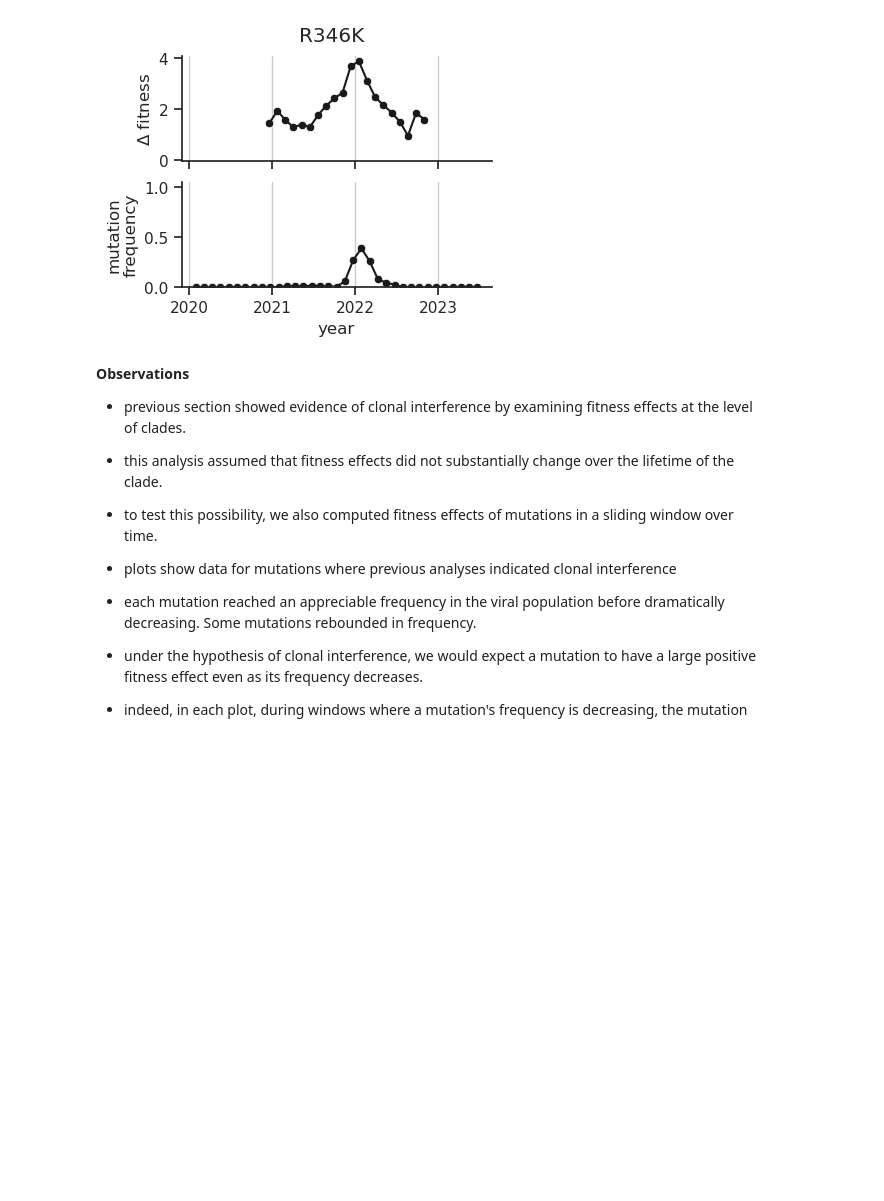
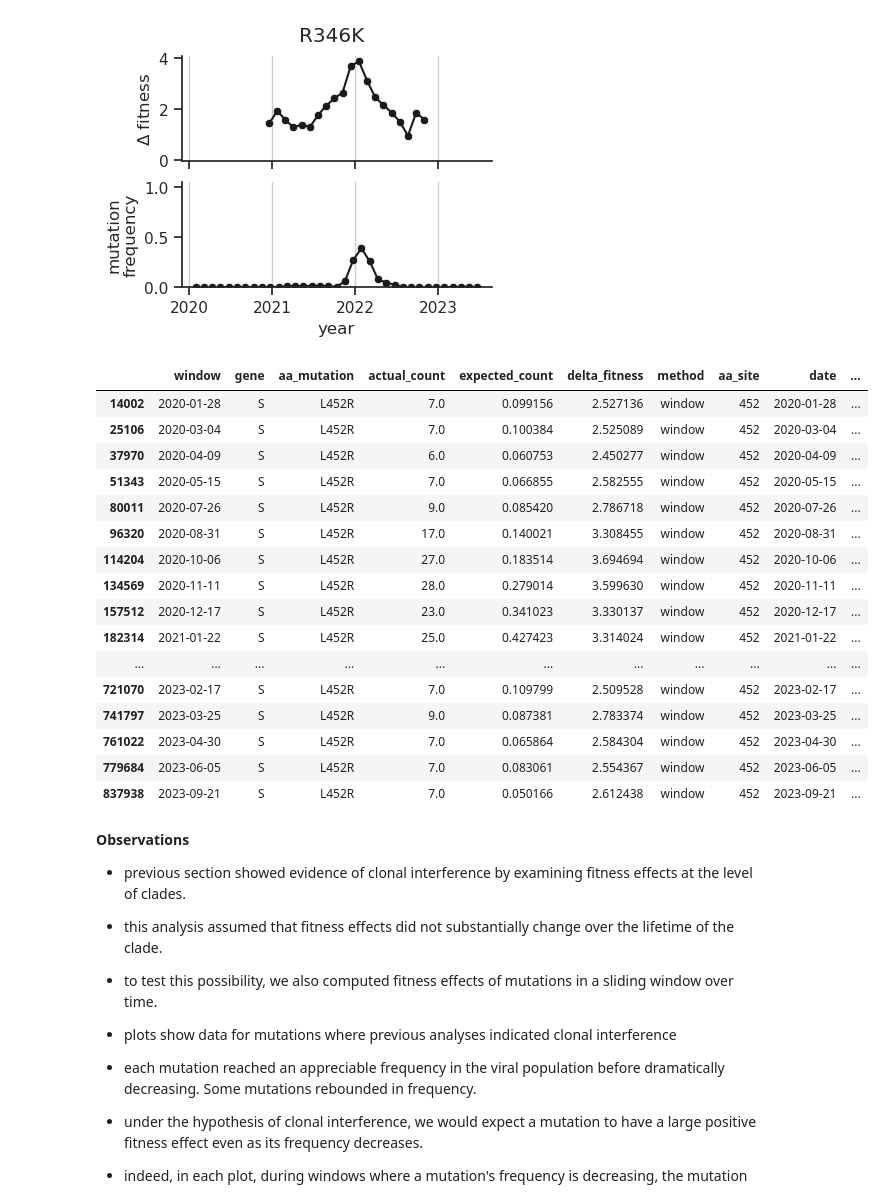
Before and after one commit to matsengrp/ncov-ab-escape, a Jupyter notebook: notebooks/analyze_escape_scores.ipynb, the cells around one changed output. Cells and saved outputs as stored; diff of their text form; code cells hidden in the pictures; blank space fills up the shorter version.

Commit message:
Add sliding-window fitness effects

```diff
--- a/notebooks/analyze_escape_scores.ipynb
+++ b/notebooks/analyze_escape_scores.ipynb
@@ -2149,11 +2146,13 @@ TODO:
 # %%
-window_df = pd.read_csv('../../../2025/s2trajectory/results_gisaidAndPublic.2024-04-24/windows/size_73/step_36/actual_expected_counts.context_True.csv')
+# window_df = pd.read_csv('../../../2025/s2trajectory/results_gisaidAndPublic.2024-04-24/windows/size_73/step_36/actual_expected_counts.context_True.csv')
+window_df = pd.read_csv('../results/sliding_window_mut_fitness/actual_expected_counts.context_True.csv')
 window_df = window_df[window_df['ID'].str.startswith('S-')]
 window_df['gene'] = window_df['ID'].apply(lambda x: x.split('-')[0])
 window_df['aa_mutation'] = window_df['ID'].apply(lambda x: x.split('-')[1])
 window_df = window_df.groupby(['window', 'gene', 'aa_mutation'])[['actual_count', 'expected_count']].sum().reset_index()
+pseudo_count = 0.5
 window_df['delta_fitness'] = window_df.apply(
-    lambda row: np.log((row['actual_count']+0.5)/(row['expected_count']+0.5)),
+    lambda row: np.log((row['actual_count']+pseudo_count)/(row['expected_count']+pseudo_count)),
     axis=1
 )
 window_df['method'] = 'window'
@@ -2219,6 +2218,26 @@ for mut in muts:
 [figure]
 [figure]
 [figure]
+# %%
+window_df[window_df['aa_mutation'] == 'L452R']
+# %% [output]
+|  | window | gene | aa_mutation | actual_count | expected_count | delta_fitness | method | aa_site | date | ... |
+| 14002 | 2020-01-28 | S | L452R | 7.0 | 0.099156 | 2.527136 | window | 452 | 2020-01-28 | ... |
+| 25106 | 2020-03-04 | S | L452R | 7.0 | 0.100384 | 2.525089 | window | 452 | 2020-03-04 | ... |
+| 37970 | 2020-04-09 | S | L452R | 6.0 | 0.060753 | 2.450277 | window | 452 | 2020-04-09 | ... |
+| 51343 | 2020-05-15 | S | L452R | 7.0 | 0.066855 | 2.582555 | window | 452 | 2020-05-15 | ... |
+| 80011 | 2020-07-26 | S | L452R | 9.0 | 0.085420 | 2.786718 | window | 452 | 2020-07-26 | ... |
+| 96320 | 2020-08-31 | S | L452R | 17.0 | 0.140021 | 3.308455 | window | 452 | 2020-08-31 | ... |
+| 114204 | 2020-10-06 | S | L452R | 27.0 | 0.183514 | 3.694694 | window | 452 | 2020-10-06 | ... |
+| 134569 | 2020-11-11 | S | L452R | 28.0 | 0.279014 | 3.599630 | window | 452 | 2020-11-11 | ... |
+| 157512 | 2020-12-17 | S | L452R | 23.0 | 0.341023 | 3.330137 | window | 452 | 2020-12-17 | ... |
+| 182314 | 2021-01-22 | S | L452R | 25.0 | 0.427423 | 3.314024 | window | 452 | 2021-01-22 | ... |
+| ... | ... | ... | ... | ... | ... | ... | ... | ... | ... | ... |
+| 721070 | 2023-02-17 | S | L452R | 7.0 | 0.109799 | 2.509528 | window | 452 | 2023-02-17 | ... |
+| 741797 | 2023-03-25 | S | L452R | 9.0 | 0.087381 | 2.783374 | window | 452 | 2023-03-25 | ... |
+| 761022 | 2023-04-30 | S | L452R | 7.0 | 0.065864 | 2.584304 | window | 452 | 2023-04-30 | ... |
+| 779684 | 2023-06-05 | S | L452R | 7.0 | 0.083061 | 2.554367 | window | 452 | 2023-06-05 | ... |
+| 837938 | 2023-09-21 | S | L452R | 7.0 | 0.050166 | 2.612438 | window | 452 | 2023-09-21 | ... |
 # %% [markdown]
 **Observations**
 * previous section showed evidence of clonal interference by examining fitness effects at the level of clades.
```
Also changed, not shown: parts of 7 cells of this notebook, 1 other file.
